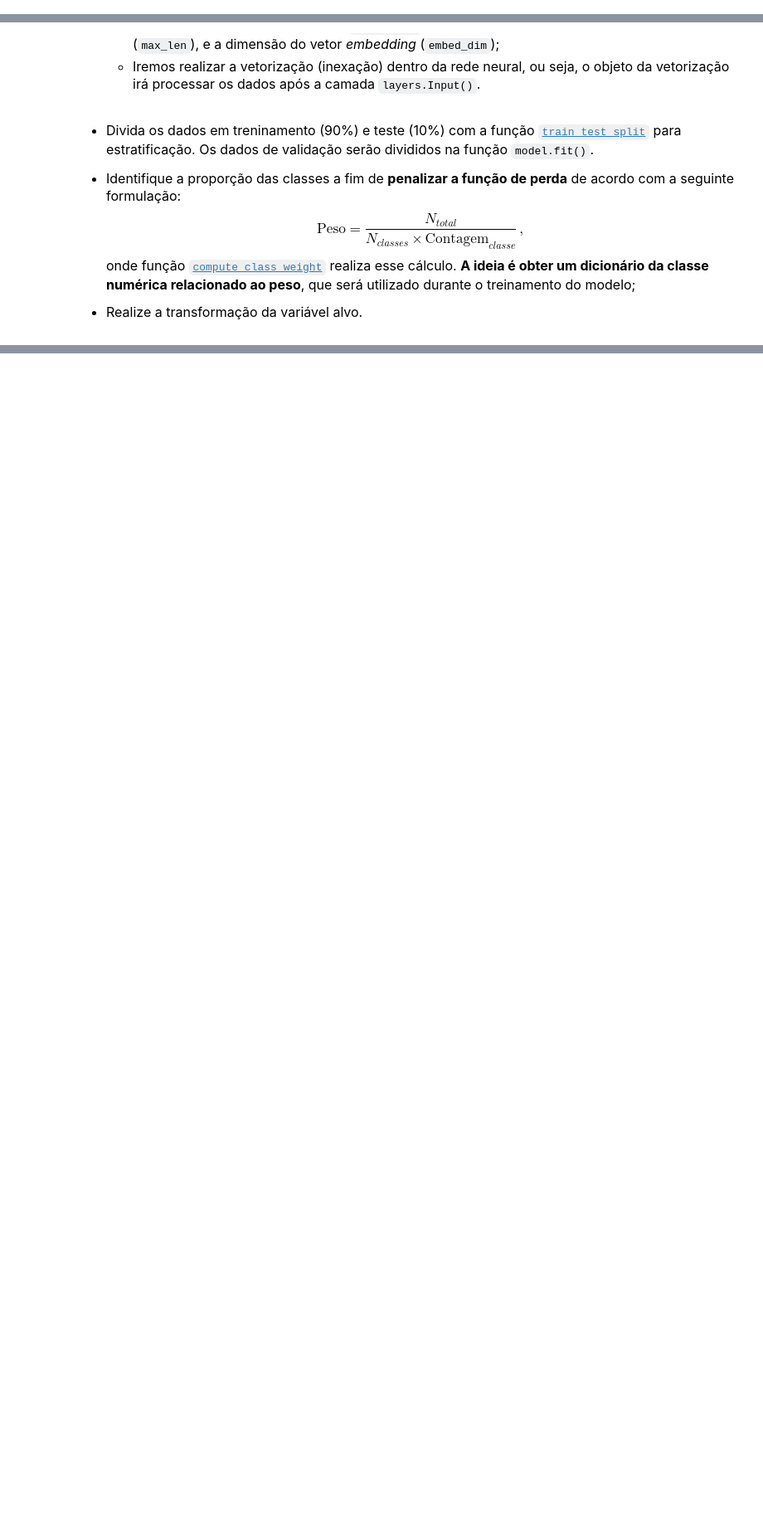
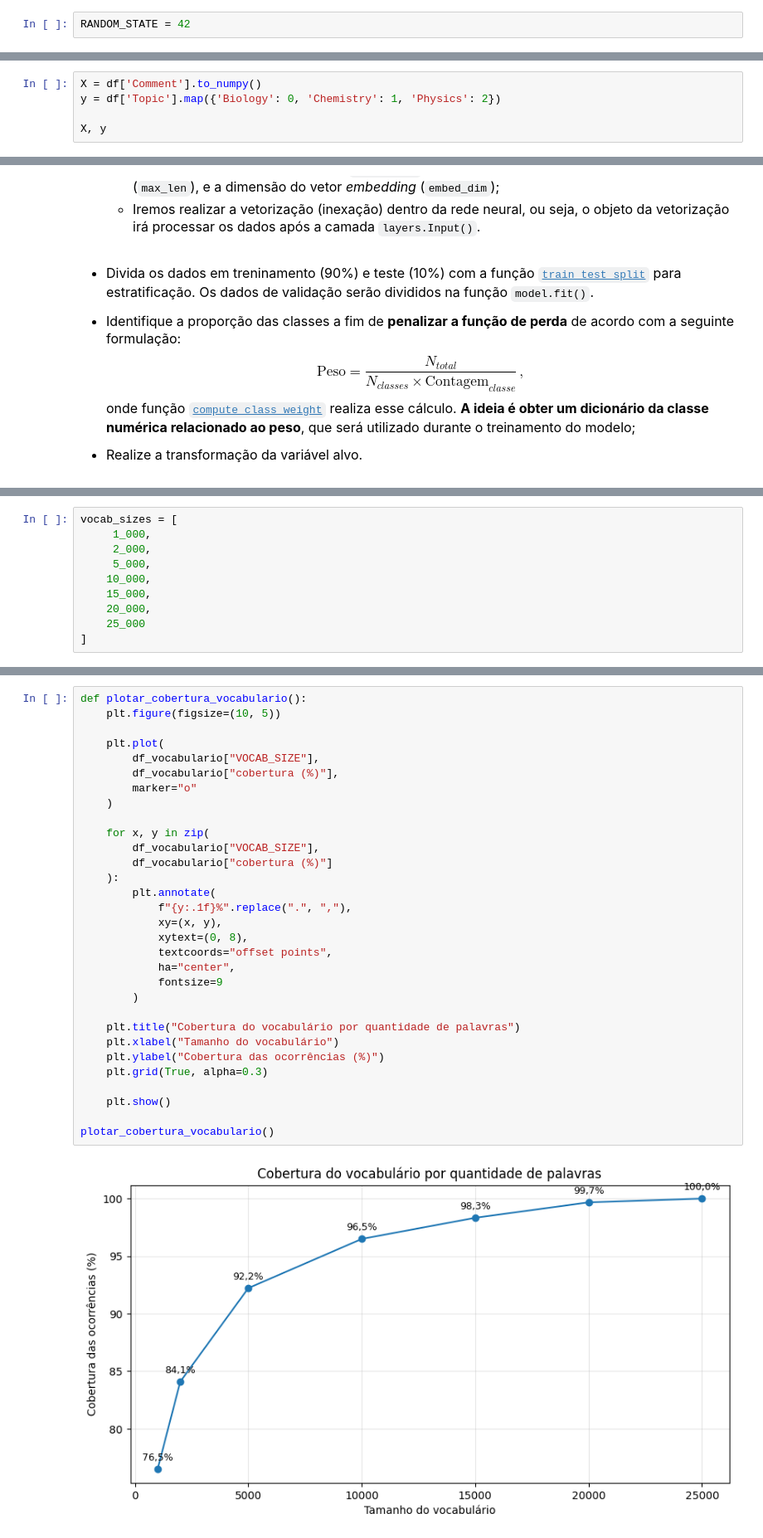
Before and after one commit to gilcesarf/imd1107-202601, a Jupyter notebook: 3-unidade/atividade3.ipynb, the cells around one changed output, grey strips where cells are left out. Shown at 83% size. Cells and saved outputs as stored; diff of their text form; blank space fills up the shorter version.

```diff
--- a/3-unidade/atividade3.ipynb
+++ b/3-unidade/atividade3.ipynb
@@ -25,0 +54,2 @@ Com base no *dataset* de [Physics vs Chemistry vs Biology](https://www.kaggle.co
+# %%
+RANDOM_STATE = 42
@@ -25,0 +374,5 @@ Com base no *dataset* de [Physics vs Chemistry vs Biology](https://www.kaggle.co
+# %%
+X = df['Comment'].to_numpy()
+y = df['Topic'].map({'Biology': 0, 'Chemistry': 1, 'Physics': 2})
+
+X, y
@@ -44,0 +442,10 @@ Com base no *dataset* de [Physics vs Chemistry vs Biology](https://www.kaggle.co
+# %%
+vocab_sizes = [
+     1_000,
+     2_000,
+     5_000,
+    10_000,
+    15_000,
+    20_000,
+    25_000
+]
@@ -44,0 +489,33 @@ Com base no *dataset* de [Physics vs Chemistry vs Biology](https://www.kaggle.co
+# %%
+def plotar_cobertura_vocabulario():
+    plt.figure(figsize=(10, 5))
+
+    plt.plot(
+        df_vocabulario["VOCAB_SIZE"],
+        df_vocabulario["cobertura (%)"],
+        marker="o"
+    )
+
+    for x, y in zip(
+        df_vocabulario["VOCAB_SIZE"],
+        df_vocabulario["cobertura (%)"]
+    ):
+        plt.annotate(
+            f"{y:.1f}%".replace(".", ","),
+            xy=(x, y),
+            xytext=(0, 8),
+            textcoords="offset points",
+            ha="center",
+            fontsize=9
+        )
+
+    plt.title("Cobertura do vocabulário por quantidade de palavras")
+    plt.xlabel("Tamanho do vocabulário")
+    plt.ylabel("Cobertura das ocorrências (%)")
+    plt.grid(True, alpha=0.3)
+
+    plt.show()
+
+plotar_cobertura_vocabulario()
+# %% [output]
+[figure, added]
```
Also changed, not shown: parts of 70 cells of this notebook, 1 other file.
